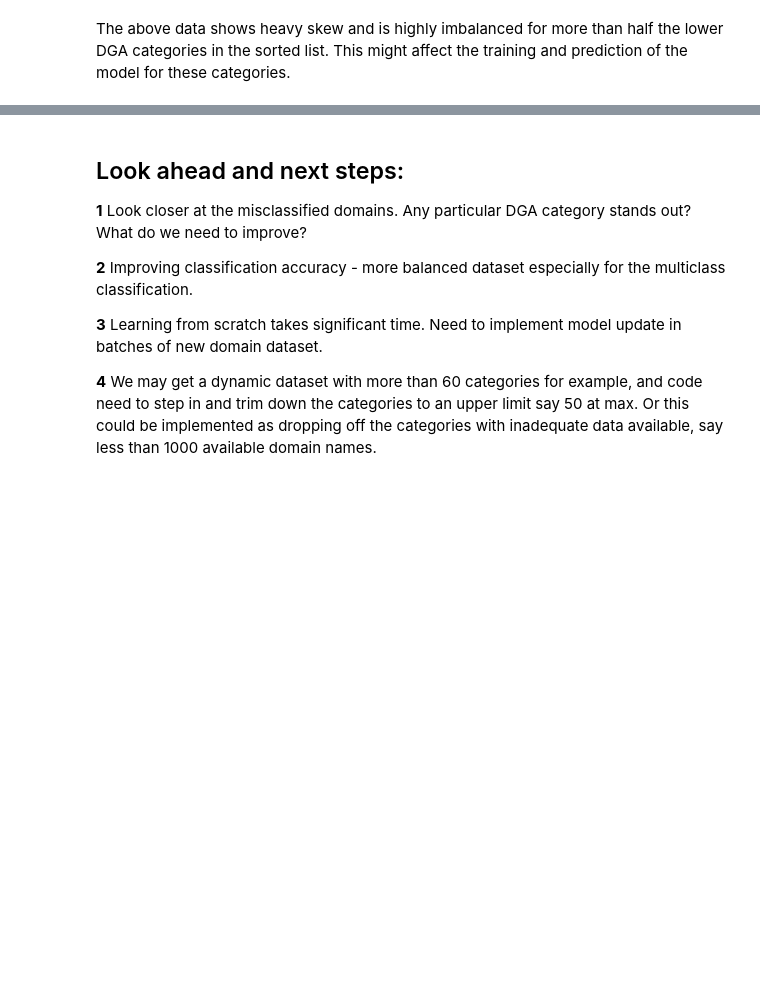
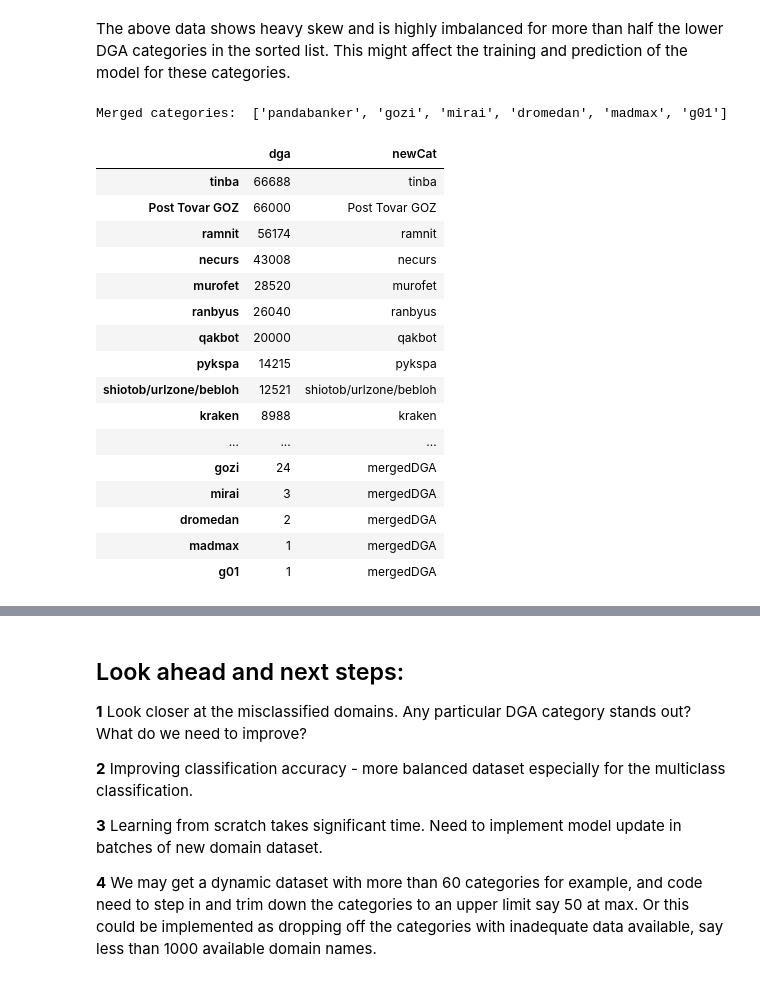
Before and after one commit to jnhunsberger/requex_private, a Jupyter notebook: code/Model_LSTM_multiclass.ipynb, the cells around one changed output, grey strips where cells are left out. Cells and saved outputs as stored; diff of their text form; code cells hidden in the pictures; blank space fills up the shorter version.

```diff
--- a/code/Model_LSTM_multiclass.ipynb
+++ b/code/Model_LSTM_multiclass.ipynb
@@ -158,6 +158,9 @@ Total output classes will be: 44
 # %%
 # Check skewness in the dataset with respect to DGA categories
 
-counts = dga_df_slim['dga'].value_counts()
-print(counts)
+counts = dga_df_slim['dga'].value_counts().to_frame()
+print("\nMost frequent categories:", end='')
+display(counts.head())
+print("\nLeast frequent categories:", end='')
+display(counts.tail())
 # %% [output]
@@ -181,2 +181,38 @@ Name: dga, dtype: int64
 # %% [markdown]
 The above data shows heavy skew and is highly imbalanced for more than half the lower DGA categories in the sorted list. This might affect the training and prediction of the model for these categories.
+# %%
+THRESHOLD_COUNT = 50                     # lower count limit beyond which categories are merged together
+MERGED_CAT_STR = 'mergedDGA'             # name of merged category
+
+MERGED_CAT_LIST = []
+""" Trim down the categories that have sparse data, and merge them into one """
+def trim_categories(input_row, threshold=THRESHOLD_COUNT):
+    if input_row['dga'] < threshold:
+        newcat = MERGED_CAT_STR
+        MERGED_CAT_LIST.append(input_row.name)
+    else:
+        newcat = input_row.name
+    return newcat
+# %%
+counts['newCat'] = counts.apply(trim_categories, axis=1)
+print("Merged categories: ", MERGED_CAT_LIST)
+display(counts)
+# %% [output]
+Merged categories:  ['pandabanker', 'gozi', 'mirai', 'dromedan', 'madmax', 'g01']
+|  | dga | newCat |
+| tinba | 66688 | tinba |
+| Post Tovar GOZ | 66000 | Post Tovar GOZ |
+| ramnit | 56174 | ramnit |
+| necurs | 43008 | necurs |
+| murofet | 28520 | murofet |
+| ranbyus | 26040 | ranbyus |
+| qakbot | 20000 | qakbot |
+| pykspa | 14215 | pykspa |
+| shiotob/urlzone/bebloh | 12521 | shiotob/urlzone/bebloh |
+| kraken | 8988 | kraken |
+| ... | ... | ... |
+| gozi | 24 | mergedDGA |
+| mirai | 3 | mergedDGA |
+| dromedan | 2 | mergedDGA |
+| madmax | 1 | mergedDGA |
+| g01 | 1 | mergedDGA |
```
Also changed, not shown: parts of 9 cells of this notebook, 2 other files.
